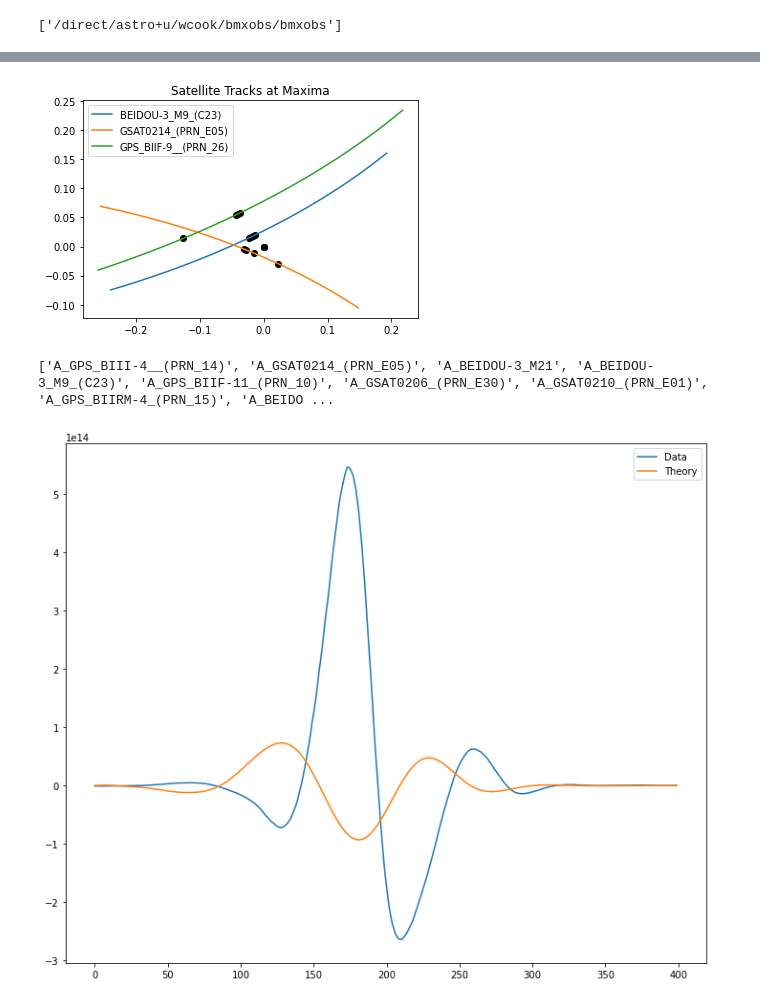
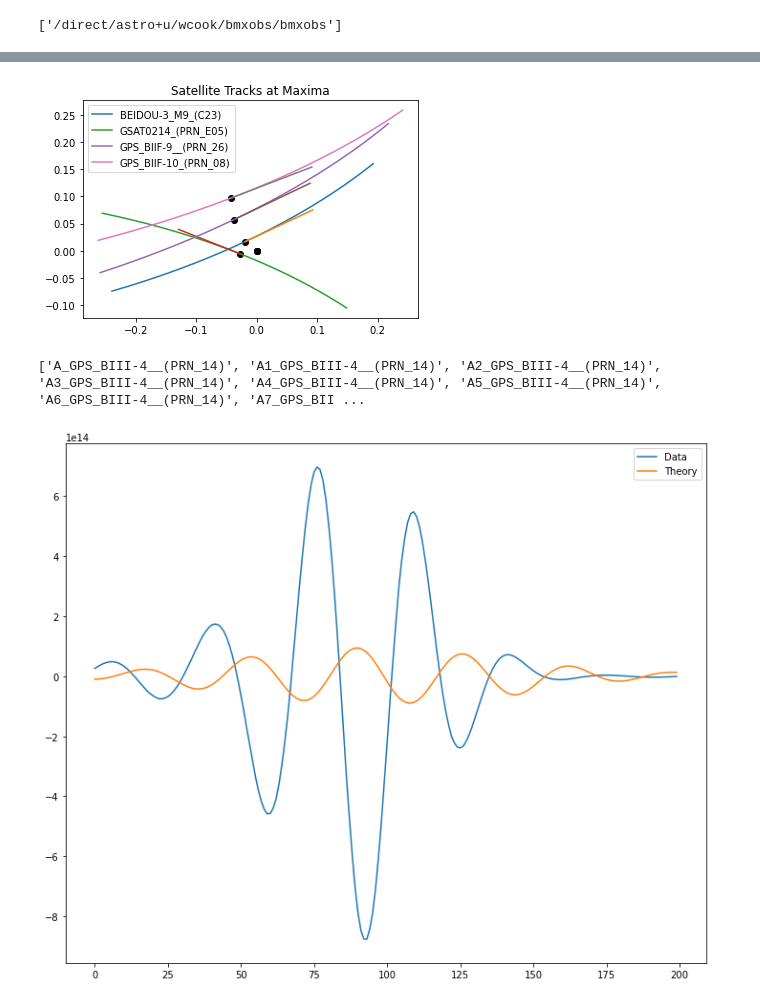
Before and after one commit to bmxdemo/bmxobs, a Jupyter notebook: towards1.ipynb, the cells around one changed output, grey strips where cells are left out. Drawn from its saved outputs; the diff is of its cells as text; code cells hidden in the pictures.

```diff
--- a/towards1.ipynb
+++ b/towards1.ipynb
@@ -41,0 +44,37 @@ print(np.arange(cut[0],cut[1])[D[channel][cut[0]:cut[1]].real==max(D[channel][cu
+# %%
+def gauss(params):
+    x = np.arange(cut[0],cut[1])
+    return np.exp(-(params[0]*(x-params[1]))**2+params[2])+params[3]
+
+def gaussFit(params):
+    fit = gauss(params)
+    return D[ch][cut[0]:cut[1]].real-fit
+# %%
+cuts = [[0,400],[400,800],[800,1200],[2200,2600]]
+ch = 11
+
+alpha = []
+maxima = {}
+vel = {}
+
+for cut in cuts:
+    fit = least_squares(gaussFit,[0.05,(cut[0]+cut[1])/2,35,3e13],bounds = ([0,cut[0],20,0],[1,cut[1],40,1e14]))
+    params = fit.x
+    print(params)
+    center = (int(params[1].round()))
+    satmax = ''
+    a = 0
+    for n in sats.keys():
+        if sats[n][center] >= a:
+            satmax = n
+            a = sats[n][center]
+    alpha.append(params[0])
+    maxima[satmax] = [center]
+    vel[satmax] = (tracks[satmax][center+1]-tracks[satmax][center-1])/2
+
+    plt.figure(figsize=(12,10))
+    plt.plot(D[ch][cut[0]:cut[1]].real)
+    plt.plot(gauss(params))
+    plt.show()
+
+alpha = np.array(alpha)
@@ -42,19 +90,17 @@ print(np.arange(cut[0],cut[1])[D[channel][cut[0]:cut[1]].real==max(D[channel][cu
 # %%
-cut1 = [0,400,800]
-cut2 = [400,800,1200]
-maxima = {'BEIDOU-3_M9_(C23)':[185,188,190,193],'GSAT0214_(PRN_E05)':[587,589,575,537],'GPS_BIIF-9__(PRN_26)':[970,968,965,901]}
 for i,n in enumerate(maxima.keys()):
-    plt.plot(tracks[n][cut1[i]:cut2[i],0],tracks[n][cut1[i]:cut2[i],1],label=n)
+    plt.plot(tracks[n][cuts[i][0]:cuts[i][1],0],tracks[n][cuts[i][0]:cuts[i][1],1],label=n)
     for j,m in enumerate(maxima[n]):
         plt.scatter(tracks[n][m,0],tracks[n][m,1],color='black')
+        plt.plot([tracks[n][m,0],tracks[n][m,0]+vel[n][0]*100],[tracks[n][m,1],tracks[n][m,1]+vel[n][1]*100])
     plt.scatter(0,0,color='black')
 plt.title("Satellite Tracks at Maxima")
 plt.legend()
 plt.show()
 # %% [output]
-[figure, old version]
+[figure, new version]
 # %%
-cut = [400,800]
+cut = [100,300]
 
 plt.figure(figsize=(12,10))
 plt.plot(D[23][cut[0]:cut[1]].real,label='Data')
@@ -66,5 +112,5 @@ plt.plot(theory.output(23).real[cut[0]:cut[1]]*1e14,label='Theory')
 plt.legend()
 plt.show()
 # %% [output]
-['A_GPS_BIII-4__(PRN_14)', 'A_GSAT0214_(PRN_E05)', 'A_BEIDOU-3_M21', 'A_BEIDOU-3_M9_(C23)', 'A_GPS_BIIF-11_(PRN_10)', 'A_GSAT0206_(PRN_E30)', 'A_GSAT0210_(PRN_E01)', 'A_GPS_BIIRM-4_(PRN_15)', 'A_BEIDO ...
+['A_GPS_BIII-4__(PRN_14)', 'A1_GPS_BIII-4__(PRN_14)', 'A2_GPS_BIII-4__(PRN_14)', 'A3_GPS_BIII-4__(PRN_14)', 'A4_GPS_BIII-4__(PRN_14)', 'A5_GPS_BIII-4__(PRN_14)', 'A6_GPS_BIII-4__(PRN_14)', 'A7_GPS_BII ...
-[figure, old version]
+[figure, new version]
```
Also changed, not shown: parts of 7 cells of this notebook, 1 other file.
